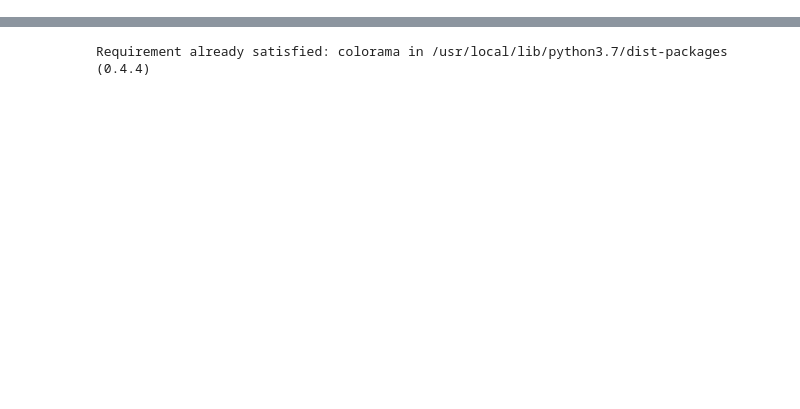
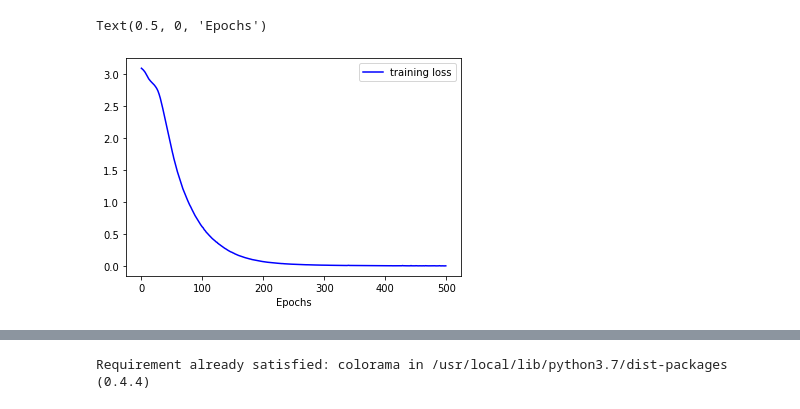
Before and after one commit to Pradnya1208/Intent-classification-based-food-delivery-chatbot, a Jupyter notebook: Chatbot implementation/Initial_Chatbot_Implementation.ipynb, the cells around one changed output, grey strips where cells are left out. Cells and saved outputs as stored; diff of their text form; code cells hidden in the pictures; blank space fills up the shorter version.

```diff
--- a/Chatbot implementation/Initial_Chatbot_Implementation.ipynb
+++ b/Chatbot implementation/Initial_Chatbot_Implementation.ipynb
@@ -36,0 +45,4 @@ training_labels = lbl_encoder.transform(training_labels)
+# %%
+label_encoder = LabelEncoder()
+label_encoder.fit(train_intents)
+train_intents = label_encoder.transform(train_intents)
@@ -41,7 +83,9 @@ max_len = 20
 oov_token = "<OOV>"
 
 tokenizer = Tokenizer(num_words=vocab_size, oov_token=None)
-tokenizer.fit_on_texts(training_sentences)
+tokenizer.fit_on_texts(train_patterns)
+
 word_index = tokenizer.word_index
-sequences = tokenizer.texts_to_sequences(training_sentences)
+sequences = tokenizer.texts_to_sequences(train_patterns)
+
 padded_sequences = pad_sequences(sequences, truncating='post', maxlen=max_len)
@@ -60,6 +142,6 @@ model.summary()
 # %%
 
 epochs = 500
-history = model.fit(padded_sequences, np.array(training_labels), epochs=epochs)
+history = model.fit(padded_sequences, np.array(train_intents), epochs=epochs)
 # %% [output]
 Epoch 1/500
@@ -83,0 +164,18 @@ Epoch 500/500
+# %%
+history_dict = history.history
+# %%
+import matplotlib.pyplot as plt
+import seaborn as sns
+import warnings
+warnings.filterwarnings("ignore")
+
+
+loss_values = history_dict['loss']
+#val_loss_values=history_dict['val_loss']
+plt.plot(loss_values,'b',label='training loss')
+#plt.plot(val_loss_values,'r',label='val training loss')
+plt.legend()
+plt.xlabel("Epochs")
+# %% [output]
+Text(0.5, 0, 'Epochs')
+[figure, added]
```
Also changed, not shown: parts of 18 cells of this notebook.
